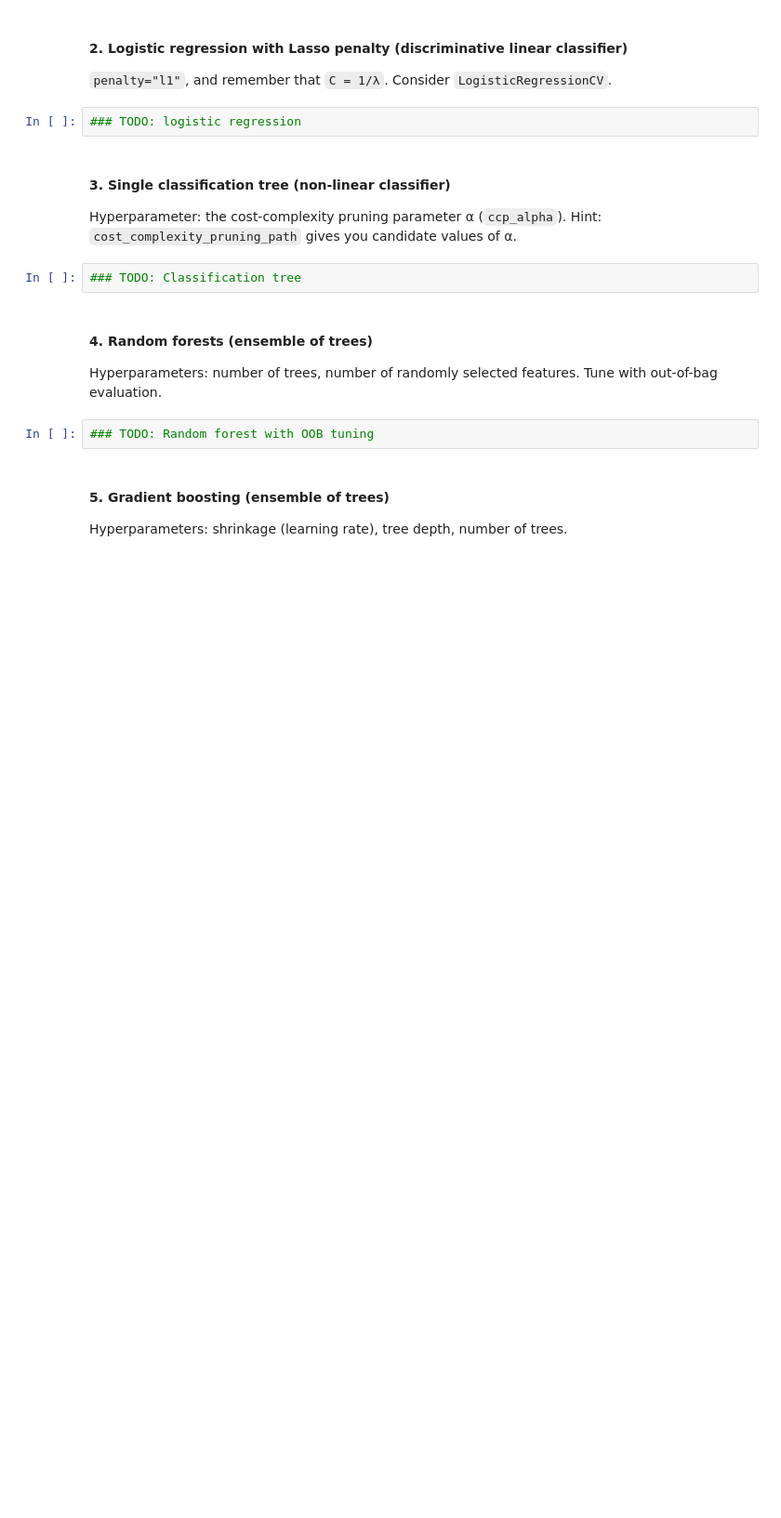
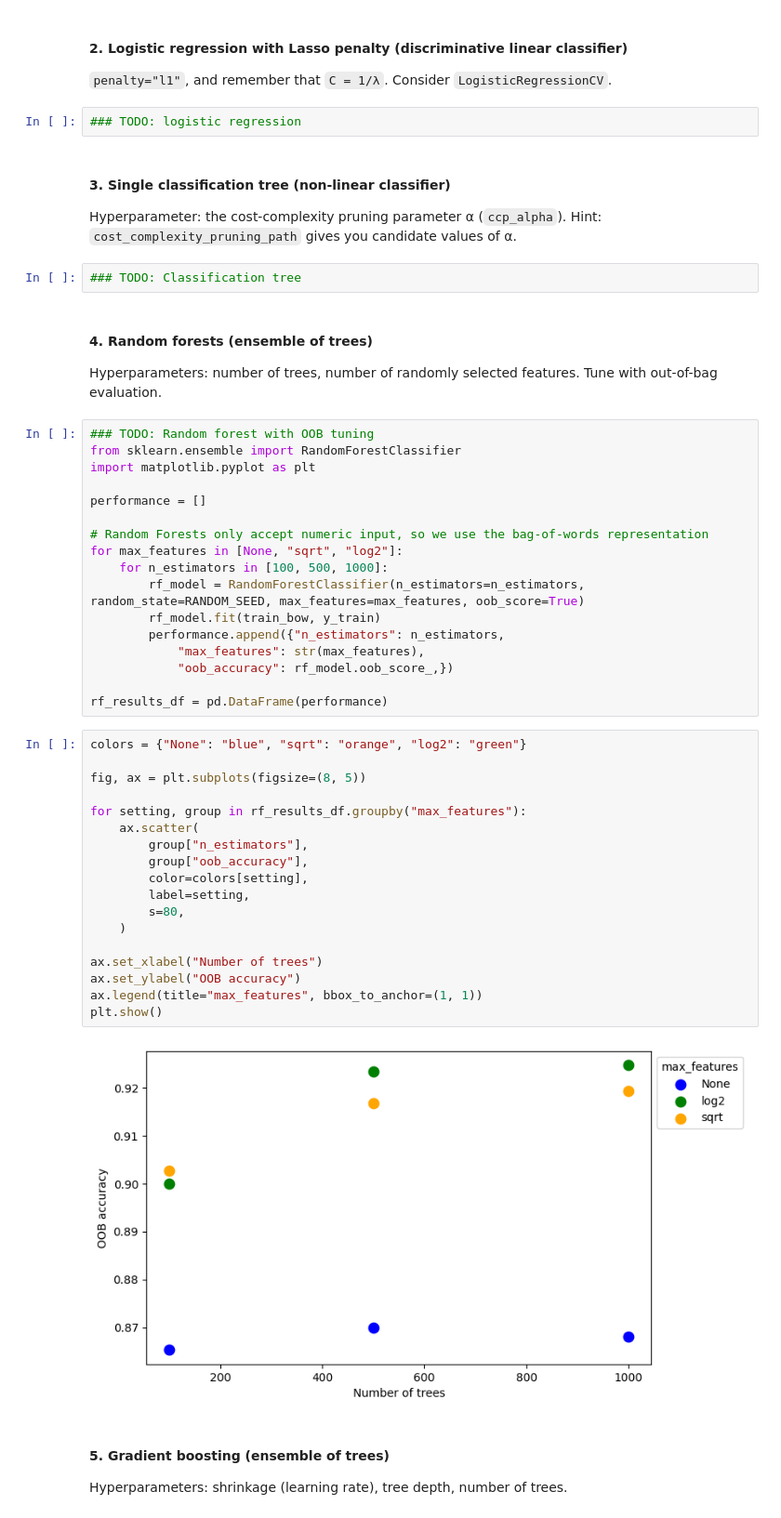
Before and after one commit to AlePesenti/Data-Mining-2026, a Jupyter notebook: DataMining.ipynb, the cells around one changed output. Shown at 93% size. Cells and saved outputs as stored; diff of their text form; blank space fills up the shorter version.

Commit message:
Random Forests and Gradient Boosting Training

```diff
--- a/DataMining.ipynb
+++ b/DataMining.ipynb
@@ -260,6 +260,41 @@ Hyperparameter: the cost-complexity pruning parameter α (`ccp_alpha`). Hint: `c
 Hyperparameters: number of trees, number of randomly selected features. Tune with out-of-bag evaluation.
 # %%
 ### TODO: Random forest with OOB tuning
+from sklearn.ensemble import RandomForestClassifier
+import matplotlib.pyplot as plt
+
+performance = []
+
+# Random Forests only accept numeric input, so we use the bag-of-words representation
+for max_features in [None, "sqrt", "log2"]:
+    for n_estimators in [100, 500, 1000]:
+        rf_model = RandomForestClassifier(n_estimators=n_estimators, random_state=RANDOM_SEED, max_features=max_features, oob_score=True)
+        rf_model.fit(train_bow, y_train)
+        performance.append({"n_estimators": n_estimators,
+            "max_features": str(max_features),
+            "oob_accuracy": rf_model.oob_score_,})
+
+rf_results_df = pd.DataFrame(performance)
+# %%
+colors = {"None": "blue", "sqrt": "orange", "log2": "green"}
+
+fig, ax = plt.subplots(figsize=(8, 5))
+
+for setting, group in rf_results_df.groupby("max_features"):
+    ax.scatter(
+        group["n_estimators"],
+        group["oob_accuracy"],
+        color=colors[setting],
+        label=setting,
+        s=80,
+    )
+
+ax.set_xlabel("Number of trees")
+ax.set_ylabel("OOB accuracy")
+ax.legend(title="max_features", bbox_to_anchor=(1, 1))
+plt.show()
+# %% [output]
+[figure, added]
 # %% [markdown]
 #### 5. Gradient boosting (ensemble of trees)
 Hyperparameters: shrinkage (learning rate), tree depth, number of trees.
```
Also changed, not shown: parts of 3 cells of this notebook.
